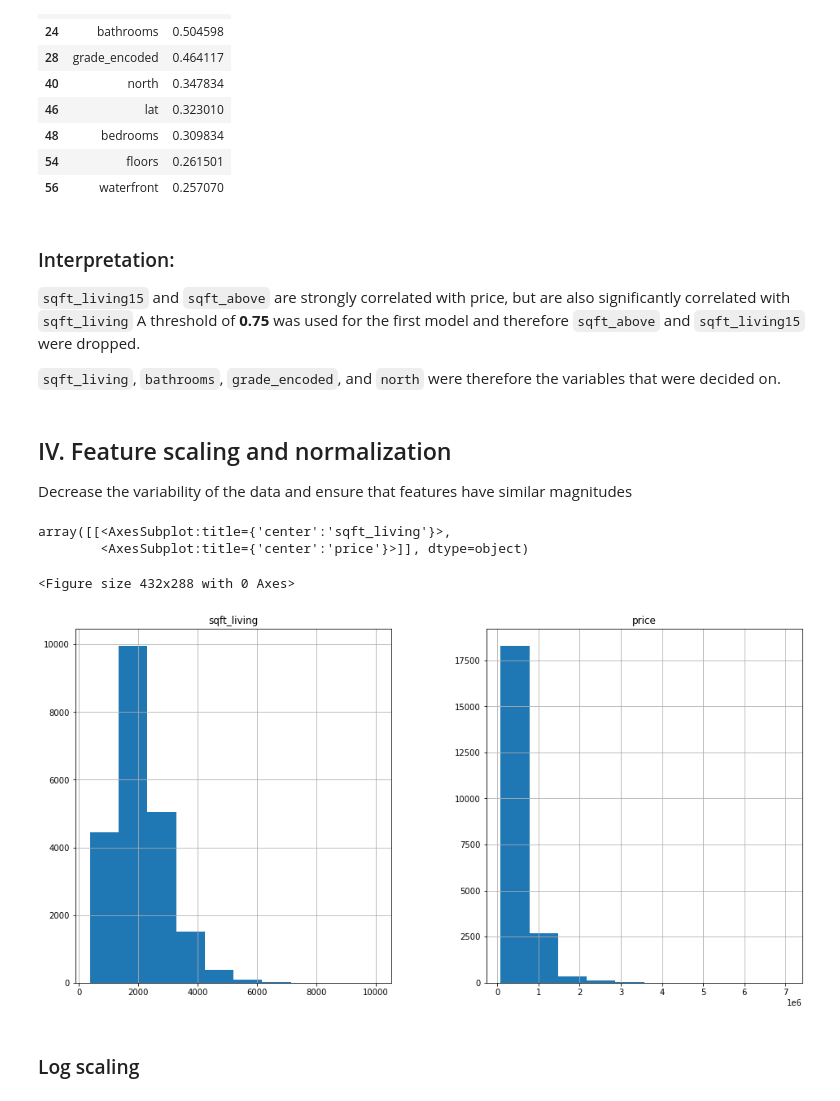
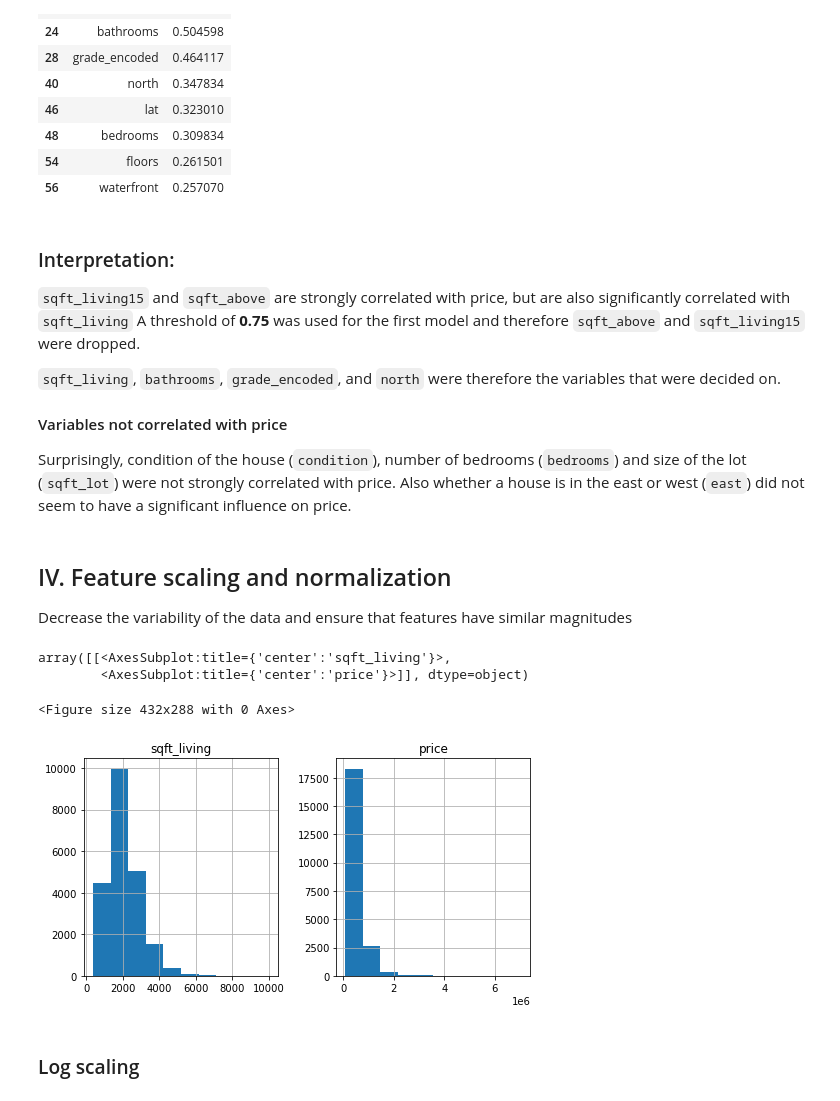
Before and after one commit to ntimpano614/kc_housing_regression, a Jupyter notebook: KC_housing_regression.ipynb, the cells around one changed output. Drawn from its saved outputs; the diff is of its cells as text; code cells hidden in the pictures.

```diff
--- a/KC_housing_regression.ipynb
+++ b/KC_housing_regression.ipynb
@@ -108,7 +89,3 @@ In order to view which towns belonged to which region, I took zipcode and town d
-# %%
-zips_dict = zips.set_index('zip').to_dict()
-zips_dict = dict(zip(zips.zip, zips.towns))
-df['towns'] = df.zipcode.apply(lambda x: zips_dict[x] if x in zips_dict.keys() else ['Woodinville'])
 # %% [markdown]
 ### Visually explore features
 
@@ -327,9 +288,8 @@ m
 [interactive output not drawn]
 # %%
 # add two columns to dataset splitting the data into north, south, east and west
-# predict price based off the latitude/longitude the house is in
 df['north'] = df.lat.apply(lambda x: 1 if x >= df.lat.median() else 0)
-df['south'] = df.lat.apply(lambda x: 1 if x < df.lat.median() else 0)
+# df['south'] = df.lat.apply(lambda x: 1 if x < df.lat.median() else 0)
 df['east'] = df.long.apply(lambda x: 1 if x >= df.long.median() else 0)
 # df['west'] drop for reference variable, if all three are 0 then west
 df.head()
@@ -483,6 +437,9 @@ price_correlations.head(10)
 `sqft_living15` and `sqft_above` are strongly correlated with price, but are also significantly correlated with `sqft_living` A threshold of **0.75** was used for the first model and therefore `sqft_above` and `sqft_living15` were dropped.
 
 `sqft_living`, `bathrooms`, `grade_encoded`, and `north` were therefore the variables that were decided on.
+
+#### Variables not correlated with price
+Surprisingly, condition of the house (`condition`), number of bedrooms (`bedrooms`) and size of the lot (`sqft_lot`) were not strongly correlated with price. Also whether a house is in the east or west (`east`) did not seem to have a significant influence on price.
 # %% [markdown]
 ## IV. Feature scaling and normalization
 
@@ -490,12 +447,12 @@ Decrease the variability of the data and ensure that features have similar magni
 # %%
 # plot hist of continuos variables in the model
 plt.clf()
-df[['sqft_living','price']].hist(figsize=[16,8])
+df[['sqft_living','price']].hist(figsize=[8,4])
 # %% [output]
 array([[<AxesSubplot:title={'center':'sqft_living'}>,
         <AxesSubplot:title={'center':'price'}>]], dtype=object)
 <Figure size 432x288 with 0 Axes>
-[figure, old version]
+[figure, new version]
 # %% [markdown]
 ### Log scaling
 # %%
```
Also changed, not shown: parts of 38 cells of this notebook.
